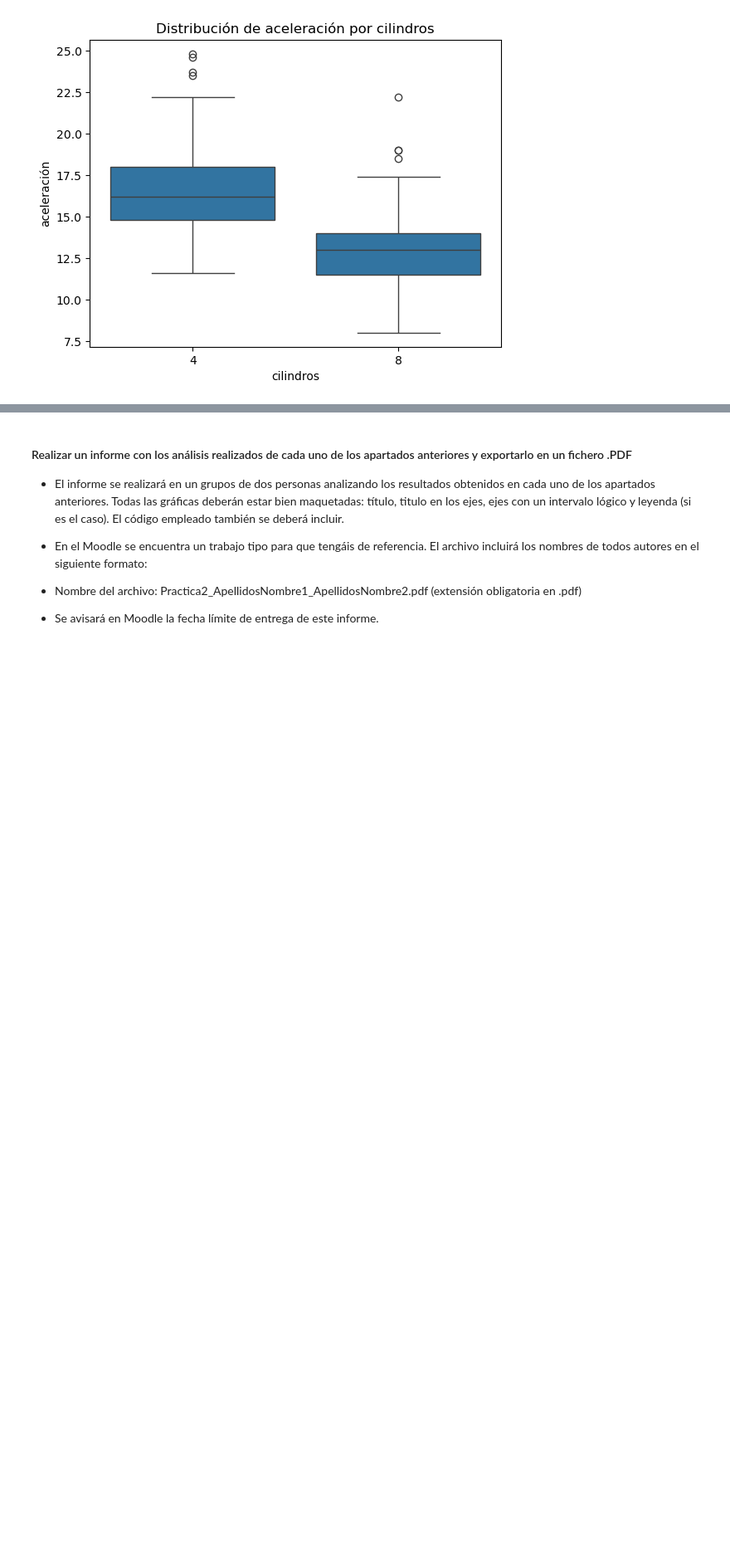
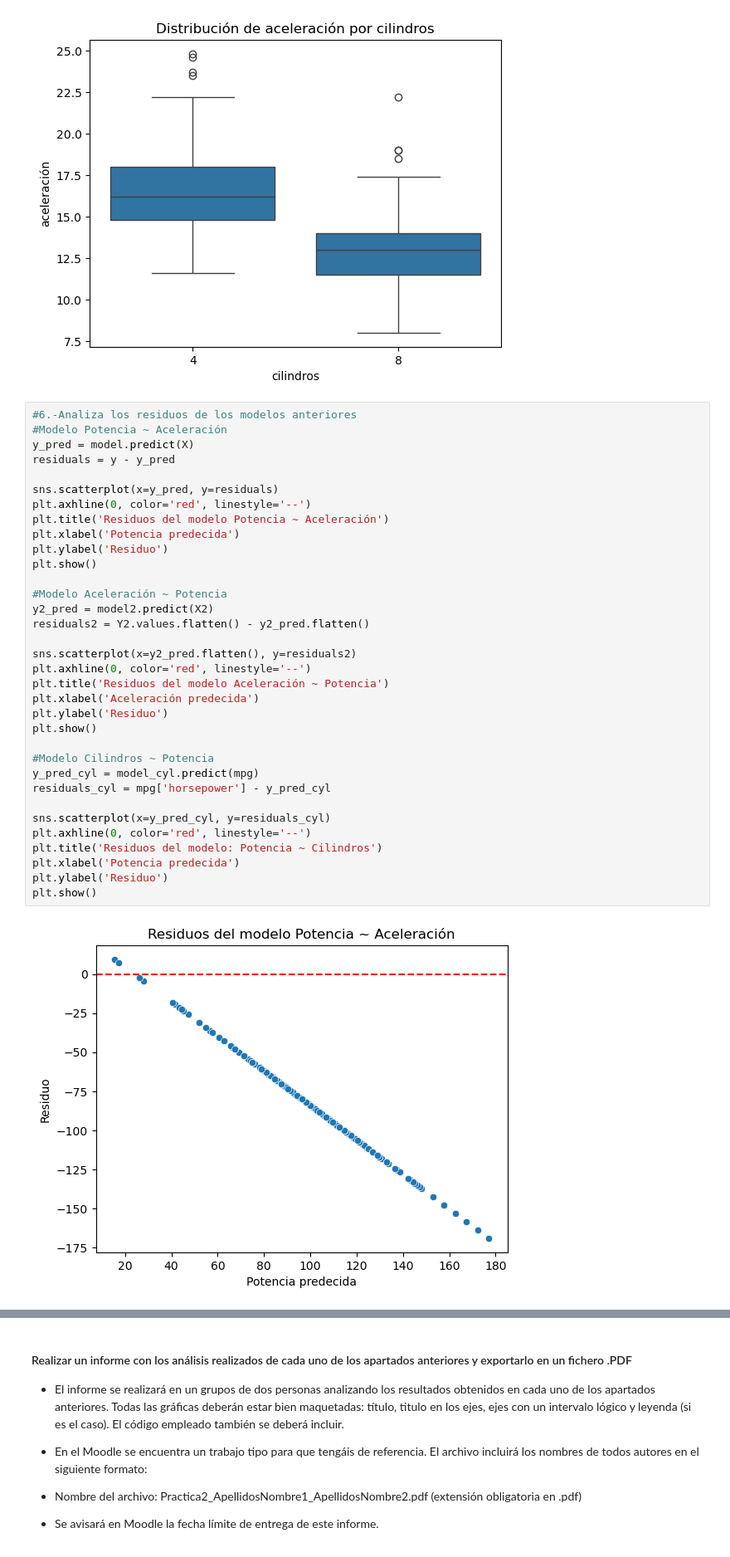
Before and after one commit to rocconeto/code_uni, a Jupyter notebook: CPE/P2/Practica2_CorrelacionRegresionLinealSimple.ipynb, the cells around one changed output, grey strips where cells are left out. Shown: that part at 83% size. Drawn from its saved outputs; the diff is of its cells as text; blank space fills up the shorter version.

```diff
--- a/CPE/P2/Practica2_CorrelacionRegresionLinealSimple.ipynb
+++ b/CPE/P2/Practica2_CorrelacionRegresionLinealSimple.ipynb
@@ -239,3 +239,39 @@ plt.show()
 Potencia prevista para un coche con 4 cilindros: 99.250000cv
 Potencia prevista para un coche con 4 cilindros: 158.300971cv
 [figure]
+# %%
+#6.-Analiza los residuos de los modelos anteriores
+#Modelo Potencia ~ Aceleración
+y_pred = model.predict(X)
+residuals = y - y_pred
+
+sns.scatterplot(x=y_pred, y=residuals)
+plt.axhline(0, color='red', linestyle='--')
+plt.title('Residuos del modelo Potencia ~ Aceleración')
+plt.xlabel('Potencia predecida')
+plt.ylabel('Residuo')
+plt.show()
+
+#Modelo Aceleración ~ Potencia
+y2_pred = model2.predict(X2)
+residuals2 = Y2.values.flatten() - y2_pred.flatten()
+
+sns.scatterplot(x=y2_pred.flatten(), y=residuals2)
+plt.axhline(0, color='red', linestyle='--')
+plt.title('Residuos del modelo Aceleración ~ Potencia')
+plt.xlabel('Aceleración predecida')
+plt.ylabel('Residuo')
+plt.show()
+
+#Modelo Cilindros ~ Potencia
+y_pred_cyl = model_cyl.predict(mpg)
+residuals_cyl = mpg['horsepower'] - y_pred_cyl
+
+sns.scatterplot(x=y_pred_cyl, y=residuals_cyl)
+plt.axhline(0, color='red', linestyle='--')
+plt.title('Residuos del modelo: Potencia ~ Cilindros')
+plt.xlabel('Potencia predecida')
+plt.ylabel('Residuo')
+plt.show()
+# %% [output]
+[figure, added]
```
Also changed, not shown: parts of 3 cells of this notebook.
